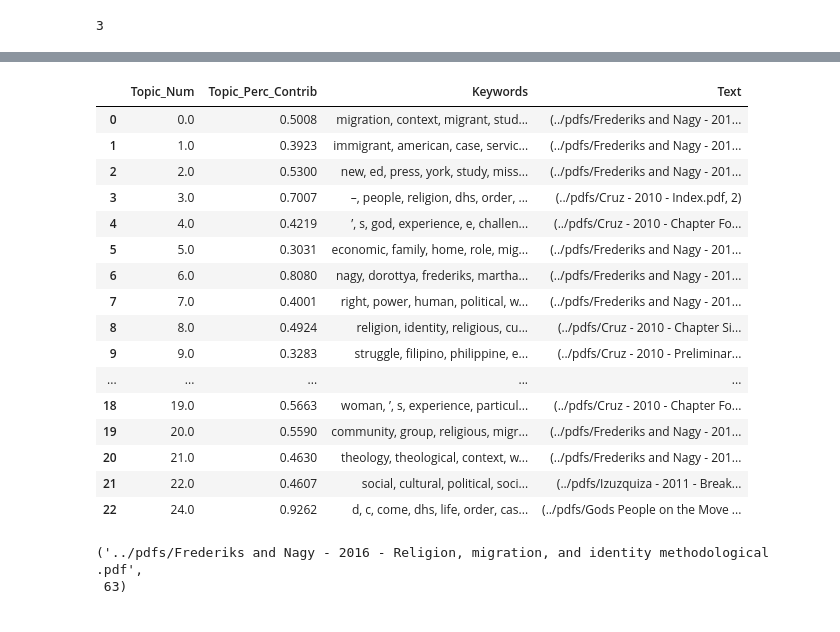
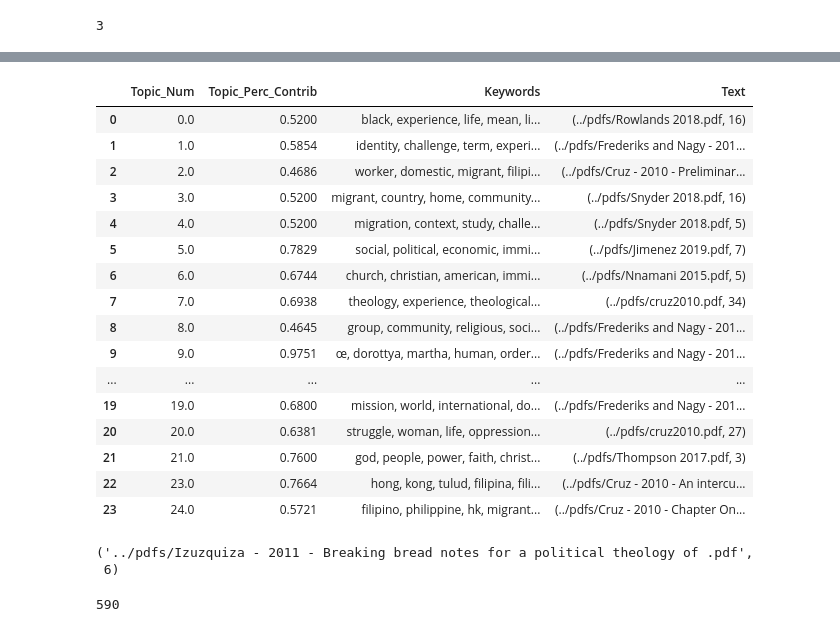
Before and after one commit to efkuehn/topicmodeldiscovery, a Jupyter notebook: notebooks/pdfparser.ipynb, the cells around one changed output, grey strips where cells are left out. Drawn from its saved outputs; the diff is of its cells as text; code cells hidden in the pictures.

```diff
--- a/notebooks/pdfparser.ipynb
+++ b/notebooks/pdfparser.ipynb
@@ -47,9 +50,14 @@ import nltk
 from nltk.stem import WordNetLemmatizer
 nltk.download('wordnet')
 nltk.download('punkt')
-from sklearn.feature_extraction.stop_words import ENGLISH_STOP_WORDS as STOPWORDS
+from sklearn.feature_extraction.stop_words import ENGLISH_STOP_WORDS
 
-PUNCDIG_TRANSLATOR = str.maketrans('', '', string.punctuation+string.digits)
+ADD_PUNC = '”“’’–˙ˆ‘'
+STOPWORDS = {'d', 'c', 'e', 's', 'œ', 'dhs', 'hk', 'nagy', 'eology', 'ey', 'g', 'ing', 'tion', 'er', 'rst', 'vol', 'ed'}
+AUTHOR_NAMES = {'cruz', 'frederiks', 'nagy', 'snyder', 'nguyen', 'prior', 'cavanaugh', 'heyer', 'schmil', 'smith', 'groody', 'campese', 'izuzquiza', 'heimburger', 'myers', 'colwell', 'olofinjana', 'krabill', 'norton', 'theocharous', 'nacpil', 'nnamani', 'soares', 'thompson', 'zendher', 'ahn', 'haug', 'sarmiento', 'davidson', 'rowlands', 'strine', 'zink', 'jimenez'}
+STOPWORDS = STOPWORDS.union(AUTHOR_NAMES)
+STOPWORDS = STOPWORDS.union(ENGLISH_STOP_WORDS)
+PUNCDIG_TRANSLATOR = str.maketrans('', '', string.punctuation+string.digits+ADD_PUNC)
 
 lemmatizer = WordNetLemmatizer()
 # %% [output]
@@ -61,11 +73,15 @@ lemmatizer = WordNetLemmatizer()
 # %%
+# New lines should be replaced with space, and African-American becomes africanarmerican
+# Look into both of these.
+
 def text_clean(text):
     clean_list = []
     words = nltk.word_tokenize(text)
     for w in words:
-        if w not in STOPWORDS:
+        if w not in STOPWORDS and len(w) > 2: # removing two character words
             w = w.translate(PUNCDIG_TRANSLATOR)
-            clean_list.append(lemmatizer.lemmatize(w))
+            if w != '':
+                clean_list.append(lemmatizer.lemmatize(w))
     return clean_list
 # %%
 text_clean("The striped bats are hanging on their feet3 for best.".lower())
@@ -206,34 +303,38 @@ sent_topics_df = format_topics_sent(lda_model, corpus, text_list)
 grpd_df = sent_topics_df.groupby('Dominant_topic')
 # %%
 # This code creates a pandas DataFrame that shows which document is exemplified by which topic
-sent_topics_df = pd.DataFrame()
+new_df = pd.DataFrame()
 
 for i, grp in grpd_df:
-    sent_topics_df = pd.concat([sent_topics_df, grp.sort_values(['Perc_Contrib'], ascending=[0]).head(1)], axis=0)
+    new_df = pd.concat([new_df, grp.sort_values(['Perc_Contrib'], ascending=[0]).head(1)], axis=0)
 
-sent_topics_df.reset_index(drop=True, inplace=True)
-sent_topics_df.columns = ['Topic_Num', 'Topic_Perc_Contrib', 'Keywords', 'Text']
-sent_topics_df
+new_df.reset_index(drop=True, inplace=True)
+new_df.columns = ['Topic_Num', 'Topic_Perc_Contrib', 'Keywords', 'Text']
+new_df
 # %% [output]
 |  | Topic_Num | Topic_Perc_Contrib | Keywords | Text |
-| 0 | 0.0 | 0.5008 | migration, context, migrant, stud... | (../pdfs/Frederiks and Nagy - 201... |
-| 1 | 1.0 | 0.3923 | immigrant, american, case, servic... | (../pdfs/Frederiks and Nagy - 201... |
-| 2 | 2.0 | 0.5300 | new, ed, press, york, study, miss... | (../pdfs/Frederiks and Nagy - 201... |
-| 3 | 3.0 | 0.7007 | –, people, religion, dhs, order, ... | (../pdfs/Cruz - 2010 - Index.pdf, 2) |
-| 4 | 4.0 | 0.4219 | ’, s, god, experience, e, challen... | (../pdfs/Cruz - 2010 - Chapter Fo... |
-| 5 | 5.0 | 0.3031 | economic, family, home, role, mig... | (../pdfs/Frederiks and Nagy - 201... |
-| 6 | 6.0 | 0.8080 | nagy, dorottya, frederiks, martha... | (../pdfs/Frederiks and Nagy - 201... |
-| 7 | 7.0 | 0.4001 | right, power, human, political, w... | (../pdfs/Frederiks and Nagy - 201... |
-| 8 | 8.0 | 0.4924 | religion, identity, religious, cu... | (../pdfs/Cruz - 2010 - Chapter Si... |
-| 9 | 9.0 | 0.3283 | struggle, filipino, philippine, e... | (../pdfs/Cruz - 2010 - Preliminar... |
+| 0 | 0.0 | 0.5200 | black, experience, life, mean, li... | (../pdfs/Rowlands 2018.pdf, 16) |
+| 1 | 1.0 | 0.5854 | identity, challenge, term, experi... | (../pdfs/Frederiks and Nagy - 201... |
+| 2 | 2.0 | 0.4686 | worker, domestic, migrant, filipi... | (../pdfs/Cruz - 2010 - Preliminar... |
+| 3 | 3.0 | 0.5200 | migrant, country, home, community... | (../pdfs/Snyder 2018.pdf, 16) |
+| 4 | 4.0 | 0.5200 | migration, context, study, challe... | (../pdfs/Snyder 2018.pdf, 5) |
+| 5 | 5.0 | 0.7829 | social, political, economic, immi... | (../pdfs/Jimenez 2019.pdf, 7) |
+| 6 | 6.0 | 0.6744 | church, christian, american, immi... | (../pdfs/Nnamani 2015.pdf, 5) |
+| 7 | 7.0 | 0.6938 | theology, experience, theological... | (../pdfs/cruz2010.pdf, 34) |
+| 8 | 8.0 | 0.4645 | group, community, religious, soci... | (../pdfs/Frederiks and Nagy - 201... |
+| 9 | 9.0 | 0.9751 | œ, dorottya, martha, human, order... | (../pdfs/Frederiks and Nagy - 201... |
 | ... | ... | ... | ... | ... |
-| 18 | 19.0 | 0.5663 | woman, ’, s, experience, particul... | (../pdfs/Cruz - 2010 - Chapter Fo... |
-| 19 | 20.0 | 0.5590 | community, group, religious, migr... | (../pdfs/Frederiks and Nagy - 201... |
-| 20 | 21.0 | 0.4630 | theology, theological, context, w... | (../pdfs/Frederiks and Nagy - 201... |
-| 21 | 22.0 | 0.4607 | social, cultural, political, soci... | (../pdfs/Izuzquiza - 2011 - Break... |
-| 22 | 24.0 | 0.9262 | d, c, come, dhs, life, order, cas... | (../pdfs/Gods People on the Move ... |
+| 19 | 19.0 | 0.6800 | mission, world, international, do... | (../pdfs/Frederiks and Nagy - 201... |
+| 20 | 20.0 | 0.6381 | struggle, woman, life, oppression... | (../pdfs/cruz2010.pdf, 27) |
+| 21 | 21.0 | 0.7600 | god, people, power, faith, christ... | (../pdfs/Thompson 2017.pdf, 3) |
+| 22 | 23.0 | 0.7664 | hong, kong, tulud, filipina, fili... | (../pdfs/Cruz - 2010 - An intercu... |
+| 23 | 24.0 | 0.5721 | filipino, philippine, hk, migrant... | (../pdfs/Cruz - 2010 - Chapter On... |
 # %%
-sent_topics_df.iloc[0]['Text']
+sent_topics_df.iloc[1047][0]
 # %% [output]
-('../pdfs/Frederiks and Nagy - 2016 - Religion, migration, and identity methodological .pdf',
- 63)
+('../pdfs/Izuzquiza - 2011 - Breaking bread notes for a political theology of .pdf',
+ 6)
+# %%
+text_list.index(('../pdfs/Cruz - 2010 - Chapter Four. Exploring Theological Markers Delor.pdf',14))
+# %% [output]
+590
```
Also changed, not shown: parts of 67 cells of this notebook, 13 other files.
